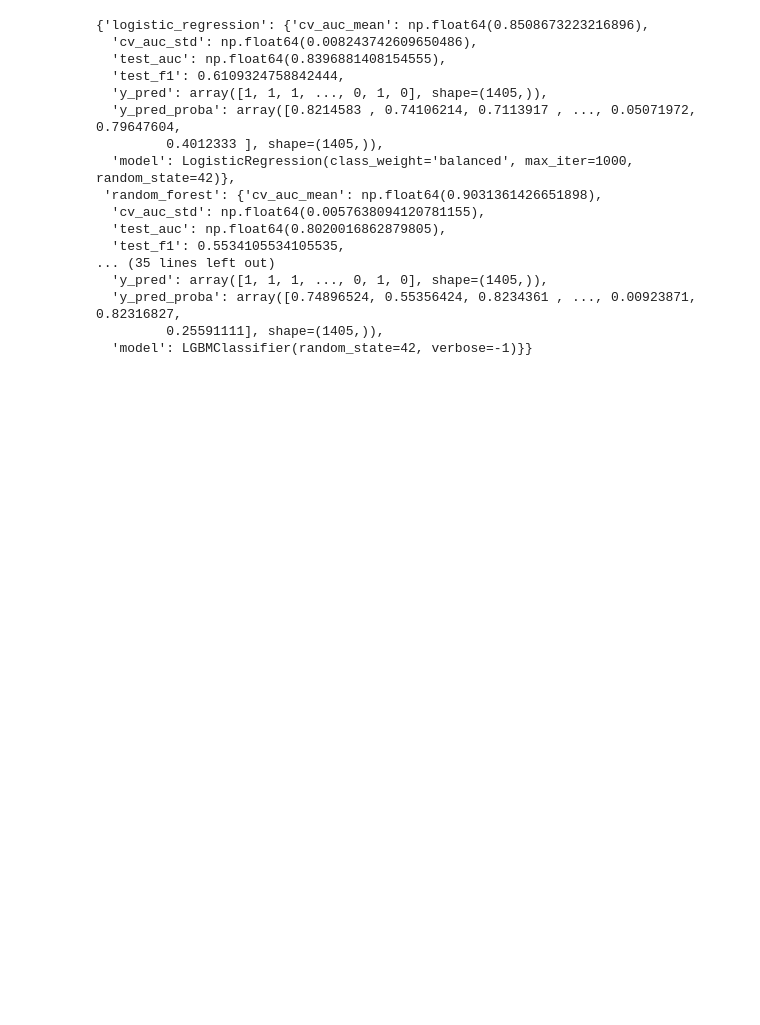
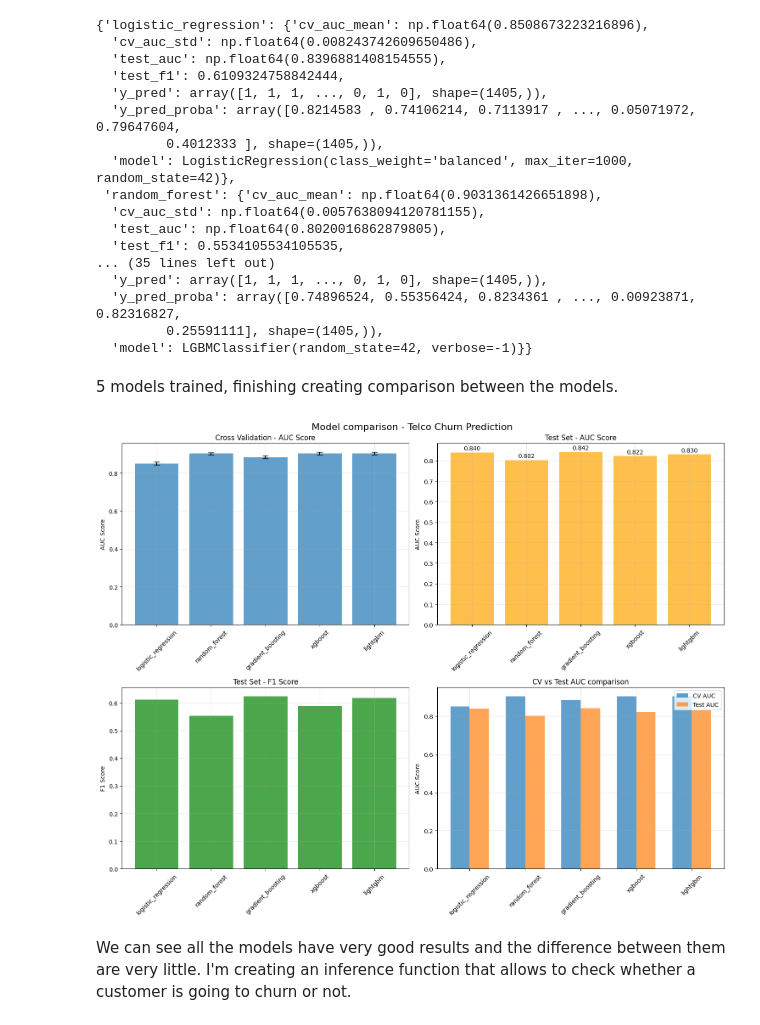
Before and after one commit to alegonzjur/DataScienceProjects, a Jupyter notebook: ChurnPrediction/notebooks/model1_p2.ipynb, the cells around one changed output. Saved outputs shown, nothing was run; the diff lists cells and outputs as text; code cells hidden in the pictures; blank space fills up the shorter version.

```diff
--- a/ChurnPrediction/notebooks/model1_p2.ipynb
+++ b/ChurnPrediction/notebooks/model1_p2.ipynb
@@ -364,3 +364,5 @@ train_models()
   'y_pred_proba': array([0.74896524, 0.55356424, 0.8234361 , ..., 0.00923871, 0.82316827,
          0.25591111], shape=(1405,)),
   'model': LGBMClassifier(random_state=42, verbose=-1)}}
+# %% [markdown]
+5 models trained, finishing creating comparison between the models.
@@ -366,0 +436,6 @@ train_models()
+# %%
+plot_model_comparison()
+# %% [output]
+[figure, added]
+# %% [markdown]
+We can see all the models have very good results and the difference between them are very little. I'm creating an inference function that allows to check whether a customer is going to churn or not.
```
Also changed, not shown: parts of 3 cells of this notebook.
